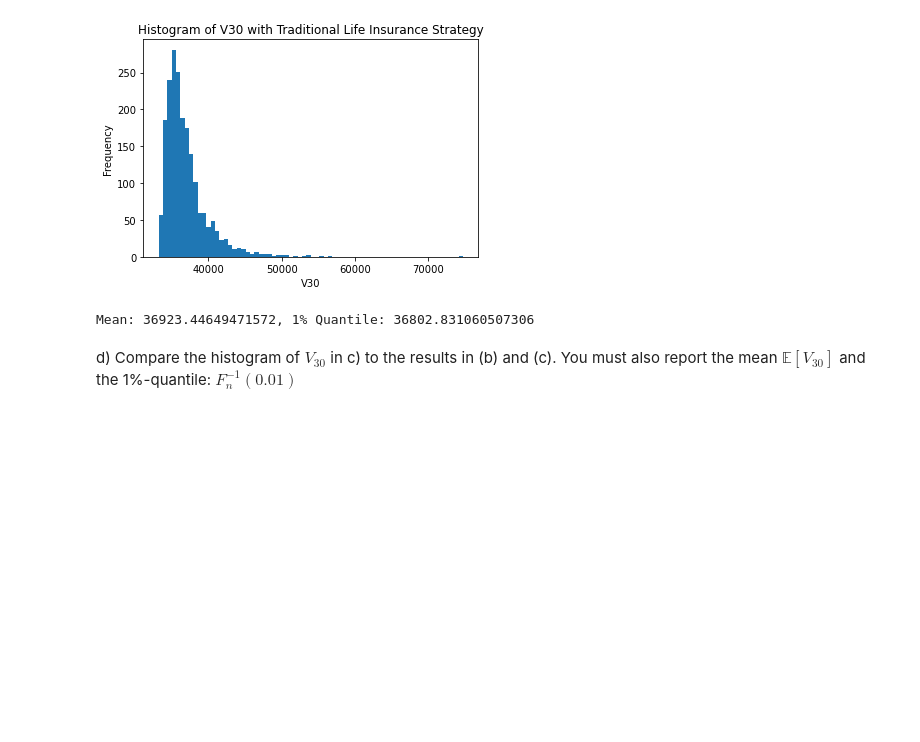
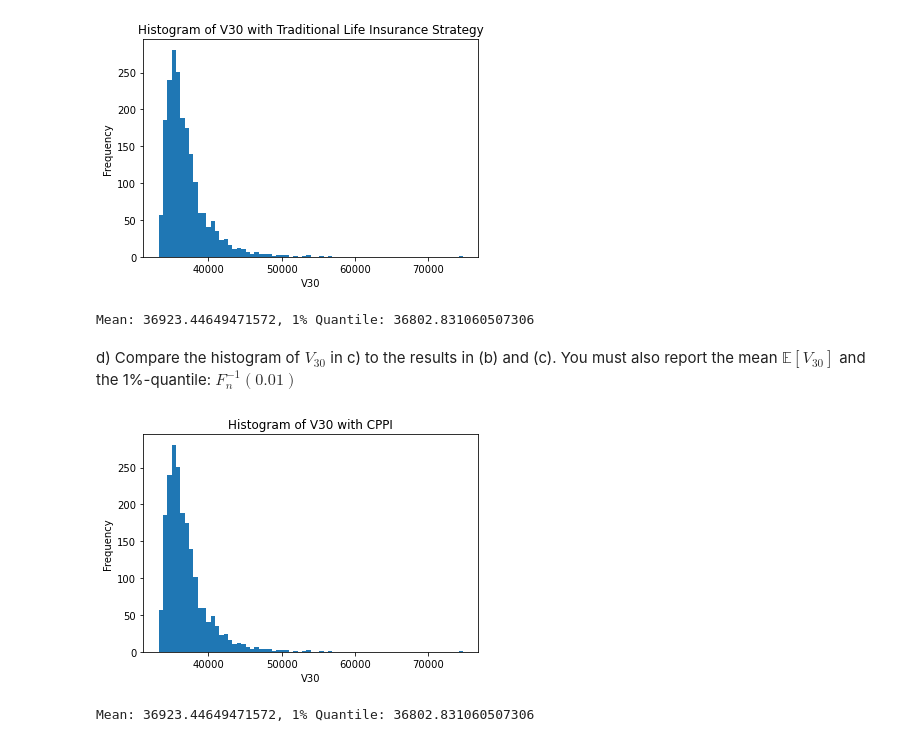
Before and after one commit to taariqnazar/Risk_management, a Jupyter notebook: helper.ipynb, the cells around one changed output. Saved outputs shown, nothing was run; the diff lists cells and outputs as text; code cells hidden in the pictures; blank space fills up the shorter version.

```diff
--- a/helper.ipynb
+++ b/helper.ipynb
@@ -200,9 +200,12 @@ sample_lev = sample_V_lev(R1, years, sample_size, r_bar, leverage=3)
 # %%
 # Step 4.3: Calculate the results
 plt.hist(V_30_TI, bins=70)
-plt.title("Histogram of V30 with Traditional Life Insurance Strategy")
+plt.title("Histogram of V30 with CPPI")
 plt.xlabel('V30')
 plt.ylabel('Frequency')
 fig.savefig('./Figures/d/hist.jpg')
 plt.show()
 print(f'Mean: {V_30_TI.mean()[0]}, 1% Quantile: {emp_quantile(0.01, V_30_TI)}')
+# %% [output]
+[figure, added]
+Mean: 36923.44649471572, 1% Quantile: 36802.831060507306
```
